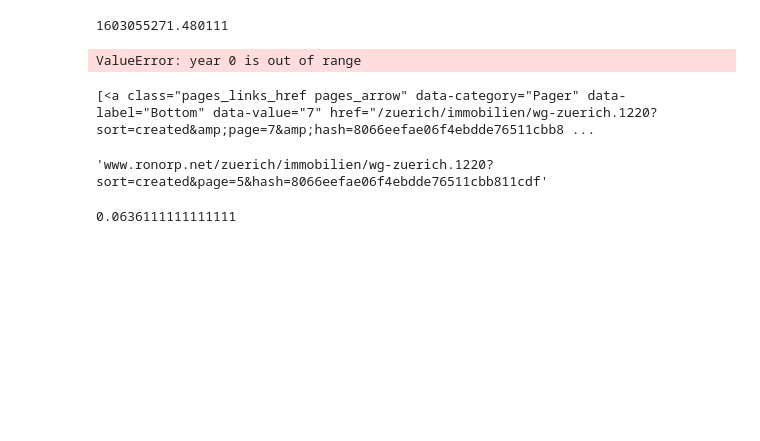
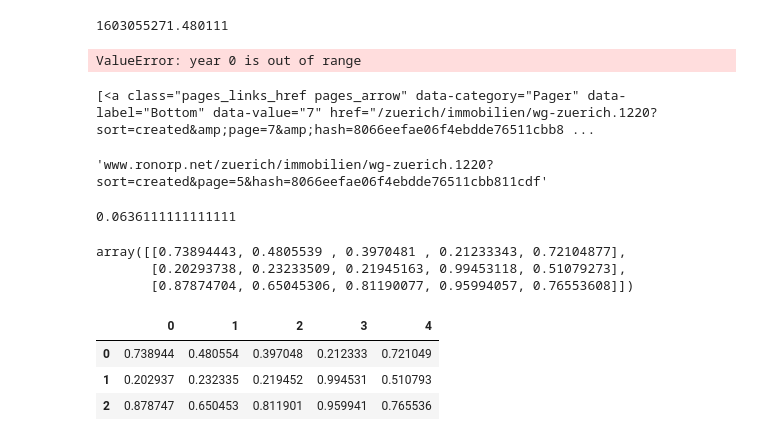
Before and after one commit to Dr-Nuke/wgscraper, a Jupyter notebook: notebooks/scraper.ipynb, the cells around one changed output. Cells and saved outputs as stored; diff of their text form; code cells hidden in the pictures; blank space fills up the shorter version.

```diff
--- a/notebooks/scraper.ipynb
+++ b/notebooks/scraper.ipynb
@@ -133,3 +133,17 @@ def time_difference(start,end):
     return diff.seconds
 # %% [output]
 0.0636111111111111
+# %%
+a=np.array([np.random.random(5) for i in range(3)])
+a
+# %% [output]
+array([[0.73894443, 0.4805539 , 0.3970481 , 0.21233343, 0.72104877],
+       [0.20293738, 0.23233509, 0.21945163, 0.99453118, 0.51079273],
+       [0.87874704, 0.65045306, 0.81190077, 0.95994057, 0.76553608]])
+# %%
+pd.DataFrame(a)
+# %% [output]
+|  | 0 | 1 | 2 | 3 | 4 |
+| 0 | 0.738944 | 0.480554 | 0.397048 | 0.212333 | 0.721049 |
+| 1 | 0.202937 | 0.232335 | 0.219452 | 0.994531 | 0.510793 |
+| 2 | 0.878747 | 0.650453 | 0.811901 | 0.959941 | 0.765536 |
```
Also changed, not shown: 1 other file.
